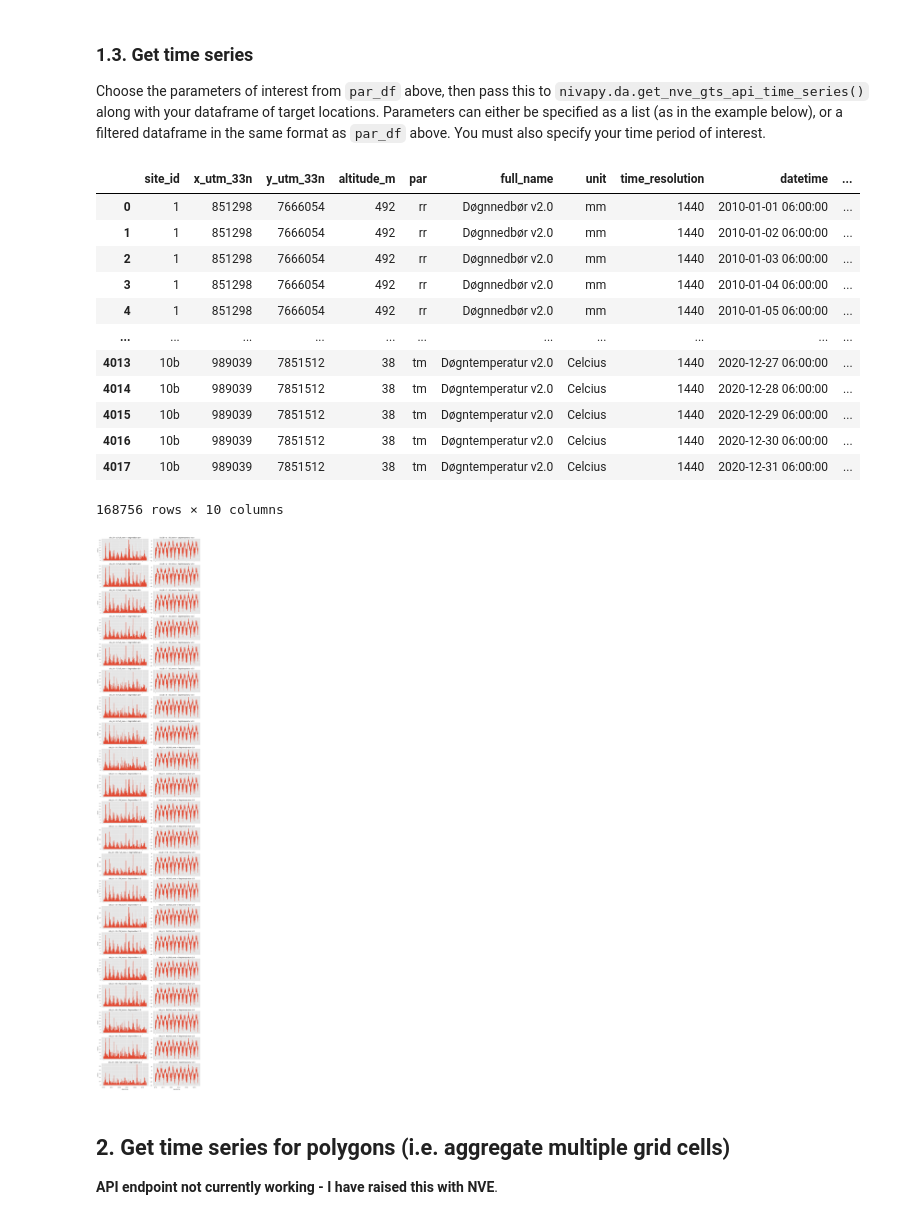
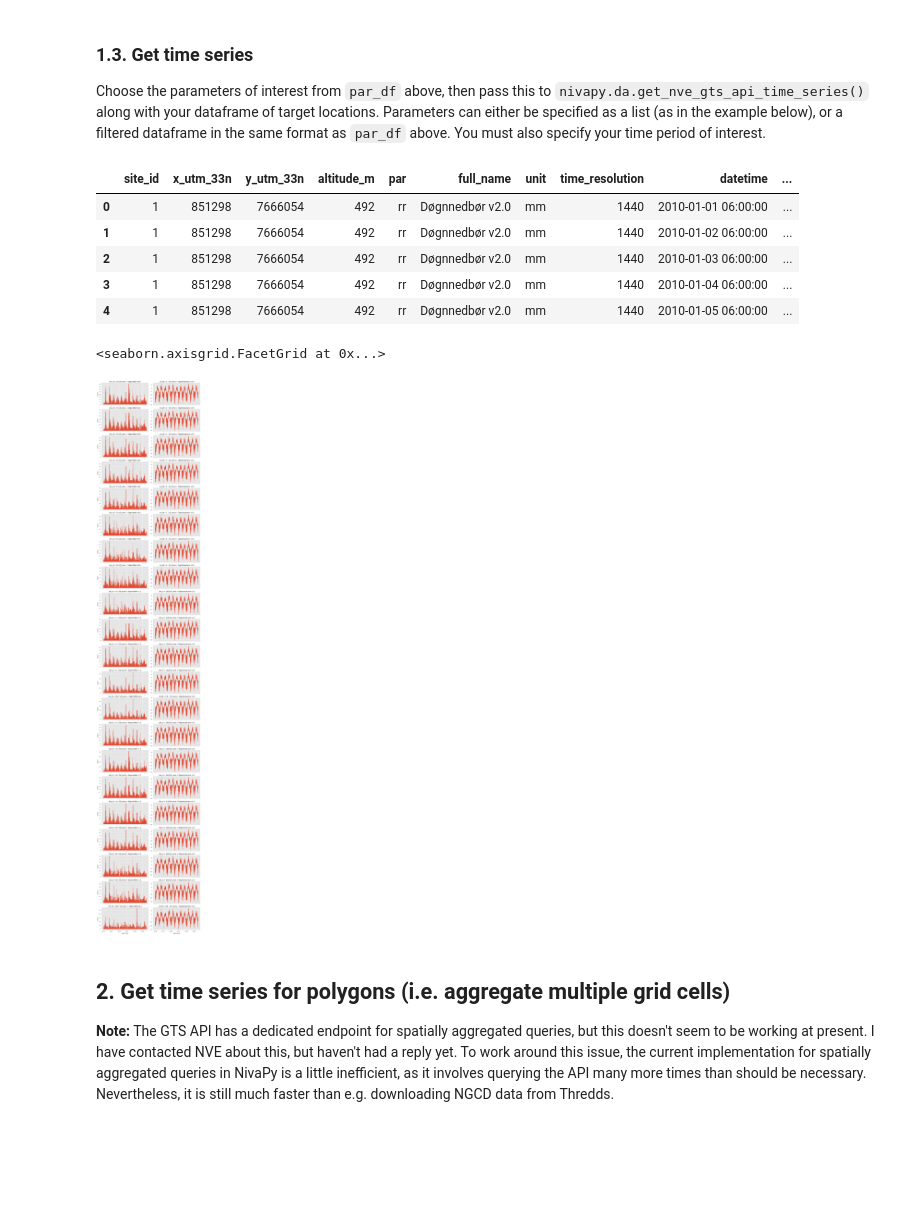
Before and after one commit to NIVANorge/catchment_processing_workflows, a Jupyter notebook: notebooks/nve_gts_api_example.ipynb, the cells around one changed output. Cells and saved outputs as stored; diff of their text form; code cells hidden in the pictures; blank space fills up the shorter version.

```diff
--- a/notebooks/nve_gts_api_example.ipynb
+++ b/notebooks/nve_gts_api_example.ipynb
@@ -73,38 +72,31 @@ Choose the parameters of interest from `par_df` above, then pass this to `nivapy
 # %%
 pars = ["rr", "tm"]
 # pars = par_df.query("Name in ['rr', 'tm']") # Sometimes it's useful to pass filtered 'par_df' instead
 
 st_dt = "2010-01-01"
 end_dt = "2020-12-31"
 
 res_df = nivapy.da.get_nve_gts_api_time_series(
     df,
     pars,
     st_dt,
     end_dt,
     id_col="site_id",
     xcol="outlet_lon",
     ycol="outlet_lat",
     crs="epsg:4326",
 )
-res_df
+res_df.head()
 # %% [output]
 |  | site_id | x_utm_33n | y_utm_33n | altitude_m | par | full_name | unit | time_resolution | datetime | ... |
 | 0 | 1 | 851298 | 7666054 | 492 | rr | Døgnnedbør v2.0 | mm | 1440 | 2010-01-01 06:00:00 | ... |
 | 1 | 1 | 851298 | 7666054 | 492 | rr | Døgnnedbør v2.0 | mm | 1440 | 2010-01-02 06:00:00 | ... |
 | 2 | 1 | 851298 | 7666054 | 492 | rr | Døgnnedbør v2.0 | mm | 1440 | 2010-01-03 06:00:00 | ... |
 | 3 | 1 | 851298 | 7666054 | 492 | rr | Døgnnedbør v2.0 | mm | 1440 | 2010-01-04 06:00:00 | ... |
 | 4 | 1 | 851298 | 7666054 | 492 | rr | Døgnnedbør v2.0 | mm | 1440 | 2010-01-05 06:00:00 | ... |
-| ... | ... | ... | ... | ... | ... | ... | ... | ... | ... | ... |
-| 4013 | 10b | 989039 | 7851512 | 38 | tm | Døgntemperatur v2.0 | Celcius | 1440 | 2020-12-27 06:00:00 | ... |
-| 4014 | 10b | 989039 | 7851512 | 38 | tm | Døgntemperatur v2.0 | Celcius | 1440 | 2020-12-28 06:00:00 | ... |
-| 4015 | 10b | 989039 | 7851512 | 38 | tm | Døgntemperatur v2.0 | Celcius | 1440 | 2020-12-29 06:00:00 | ... |
-| 4016 | 10b | 989039 | 7851512 | 38 | tm | Døgntemperatur v2.0 | Celcius | 1440 | 2020-12-30 06:00:00 | ... |
-| 4017 | 10b | 989039 | 7851512 | 38 | tm | Døgntemperatur v2.0 | Celcius | 1440 | 2020-12-31 06:00:00 | ... |
-168756 rows × 10 columns
 # %%
 # Plot
-g = sn.relplot(
+sn.relplot(
     data=res_df,
     x="datetime",
     y="value",
@@ -116,8 +108,9 @@ g = sn.relplot(
     facet_kws={"sharey": False, "sharex": True},
 )
 # %% [output]
+<seaborn.axisgrid.FacetGrid at 0x...>
 [figure]
 # %% [markdown]
 ## 2. Get time series for polygons (i.e. aggregate multiple grid cells)
 
-**API endpoint not currently working - I have raised this with NVE**.
+**Note:** The GTS API has a dedicated endpoint for spatially aggregated queries, but this doesn't seem to be working at present. I have contacted NVE about this, but haven't had a reply yet. To work around this issue, the current implementation for spatially aggregated queries in NivaPy is a little inefficient, as it involves querying the API many more times than should be necessary. Nevertheless, it is still much faster than e.g. downloading NGCD data from Thredds.
```
Also changed, not shown: parts of 9 cells of this notebook.
